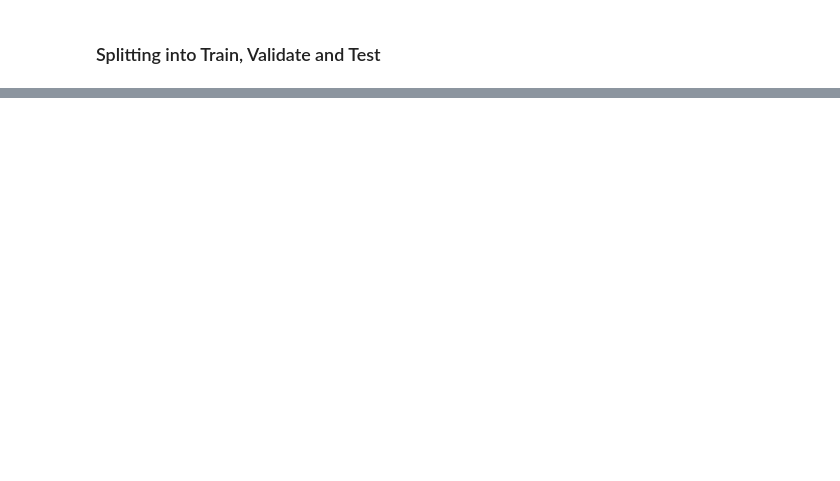
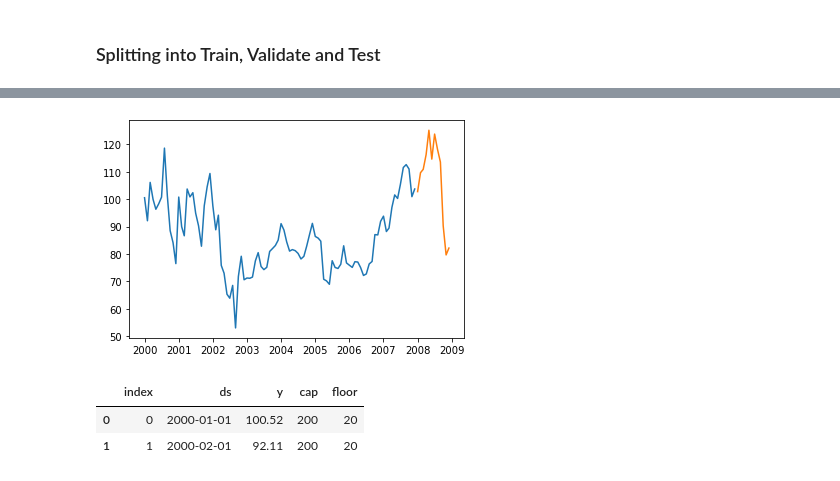
Before and after one commit to gilbert-noriega-ii/time-series-exercises, a Jupyter notebook: stocks_exploration.ipynb, the cells around one changed output, grey strips where cells are left out. Saved outputs shown, nothing was run; the diff lists cells and outputs as text; code cells hidden in the pictures; blank space fills up the shorter version.

```diff
--- a/stocks_exploration.ipynb
+++ b/stocks_exploration.ipynb
@@ -18,3 +63,11 @@ plt.title('Stock Growth')
 plt.show()
 # %% [output]
 [figure]
+# %%
+ibm = stocks.iloc[:,3:4]
+# %%
+ibm.index.rename('ds', inplace = True)
+
+ibm.columns.rename('', inplace = True)
+
+ibm.rename(columns = {'IBM': 'y'}, inplace = True)
@@ -85,0 +93,4 @@ for col in train.columns:
+# %%
+train = ibm[:'2007']
+# %%
+validate = ibm['2008']
@@ -85,0 +99,20 @@ for col in train.columns:
+# %%
+plt.plot(train)
+plt.plot(validate)
+plt.show()
+# %% [output]
+[figure, added]
+# %%
+train['cap'] = 200
+train['floor'] = 20
+
+# reset index as prophet needs ds to be a column and not an index.
+train = train.reset_index()
+validate = validate.reset_index()
+test = test.reset_index()
+
+train.head(2)
+# %% [output]
+|  | index | ds | y | cap | floor |
+| 0 | 0 | 2000-01-01 | 100.52 | 200 | 20 |
+| 1 | 1 | 2000-02-01 | 92.11 | 200 | 20 |
```
Also changed, not shown: parts of 27 cells of this notebook.
